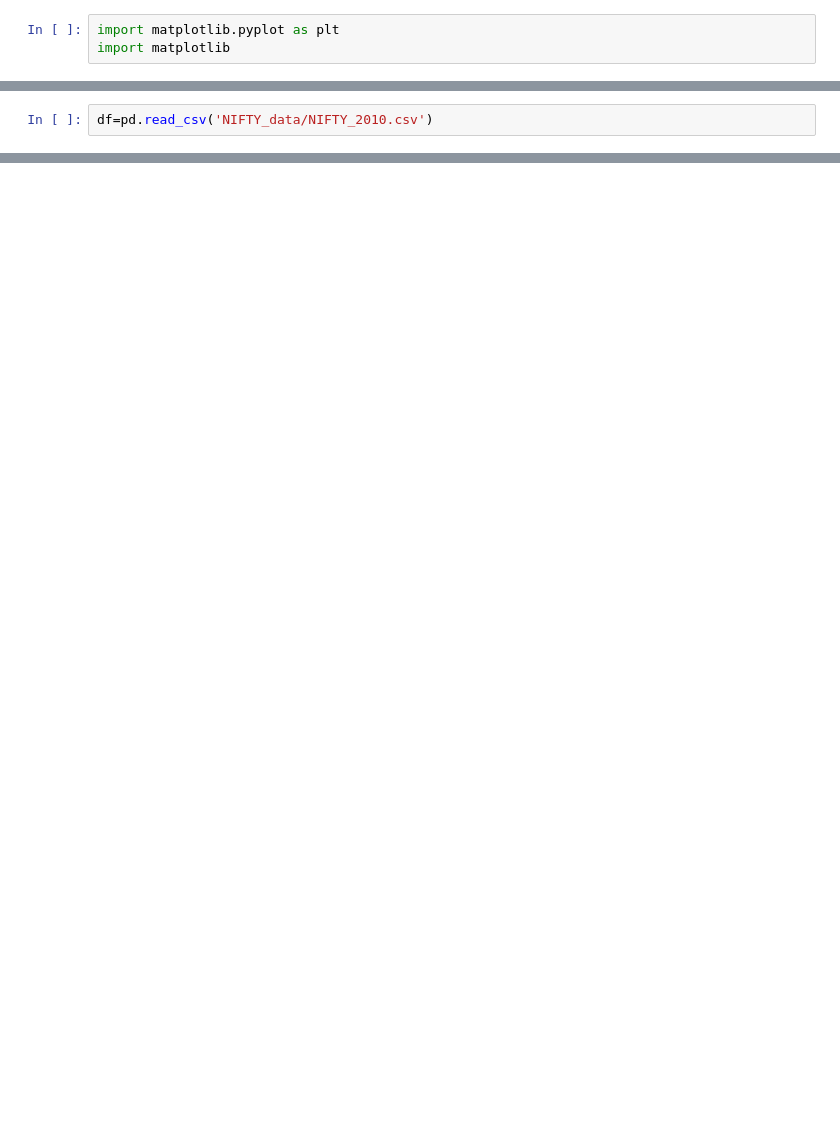
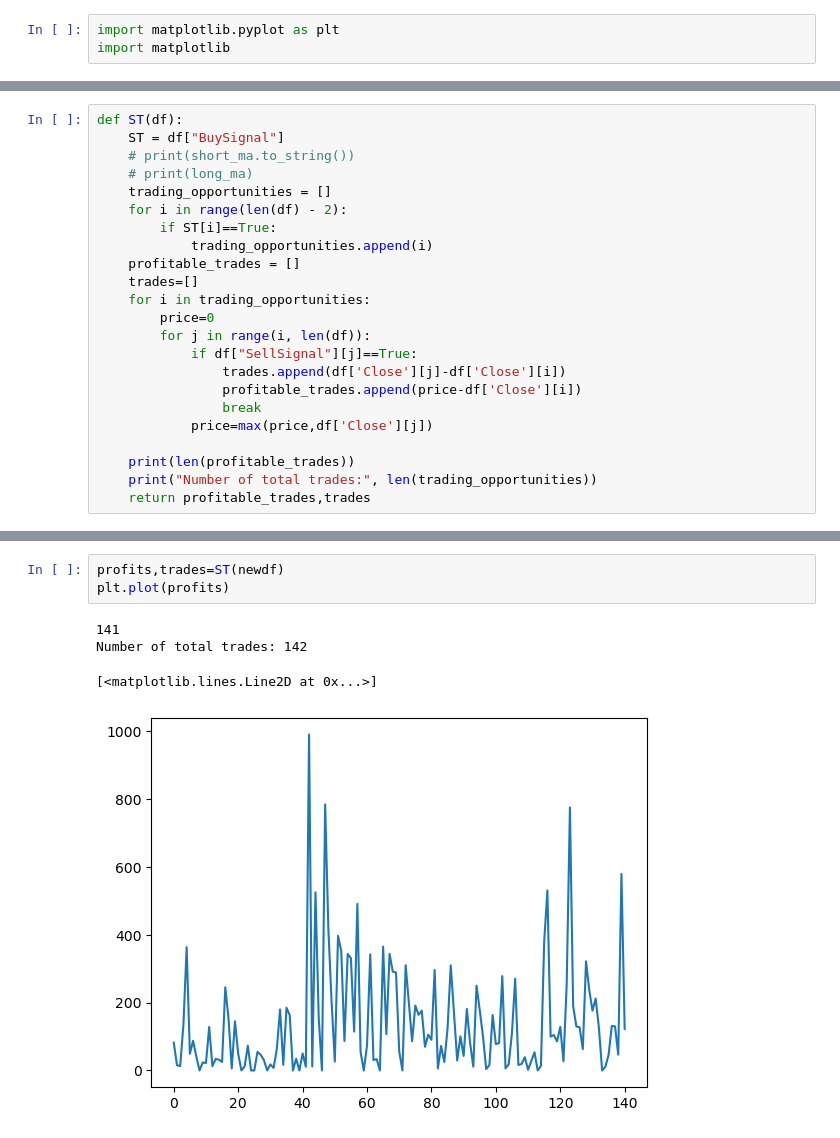
Before and after one commit to sidd272/Stock_ML, a Jupyter notebook: Untitled.ipynb, the cells around one changed output, grey strips where cells are left out. Saved outputs shown, nothing was run; the diff lists cells and outputs as text; blank space fills up the shorter version.

```diff
--- a/Untitled.ipynb
+++ b/Untitled.ipynb
@@ -262,2 +265,0 @@ data['Close'].plot()
-# %%
-df=pd.read_csv('NIFTY_data/NIFTY_2010.csv')
@@ -445,0 +420,23 @@ Number of total trades: 1
+# %%
+def ST(df):
+    ST = df["BuySignal"]
+    # print(short_ma.to_string())
+    # print(long_ma)
+    trading_opportunities = []
+    for i in range(len(df) - 2):
+        if ST[i]==True:
+            trading_opportunities.append(i)
+    profitable_trades = []
+    trades=[]
+    for i in trading_opportunities:
+        price=0
+        for j in range(i, len(df)):
+            if df["SellSignal"][j]==True:
+                trades.append(df['Close'][j]-df['Close'][i])
+                profitable_trades.append(price-df['Close'][i])
+                break
+            price=max(price,df['Close'][j])
+
+    print(len(profitable_trades))
+    print("Number of total trades:", len(trading_opportunities))
+    return profitable_trades,trades
@@ -445,0 +463,8 @@ Number of total trades: 1
+# %%
+profits,trades=ST(newdf)
+plt.plot(profits)
+# %% [output]
+141
+Number of total trades: 142
+[<matplotlib.lines.Line2D at 0x...>]
+[figure, added]
```
Also changed, not shown: parts of 41 cells of this notebook, 1 other file.
